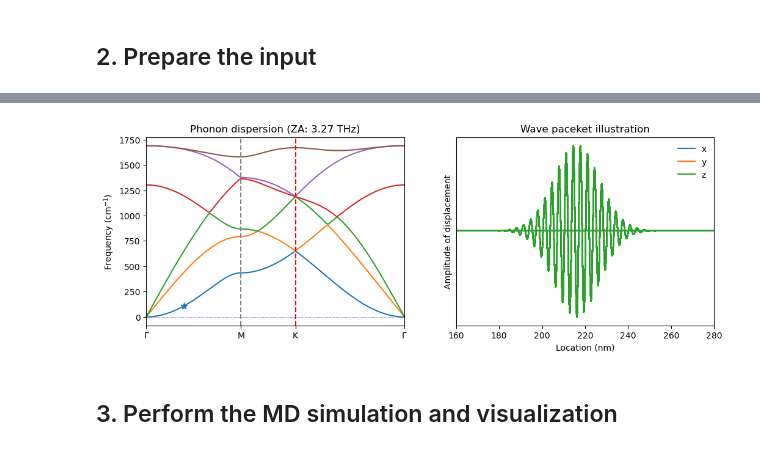
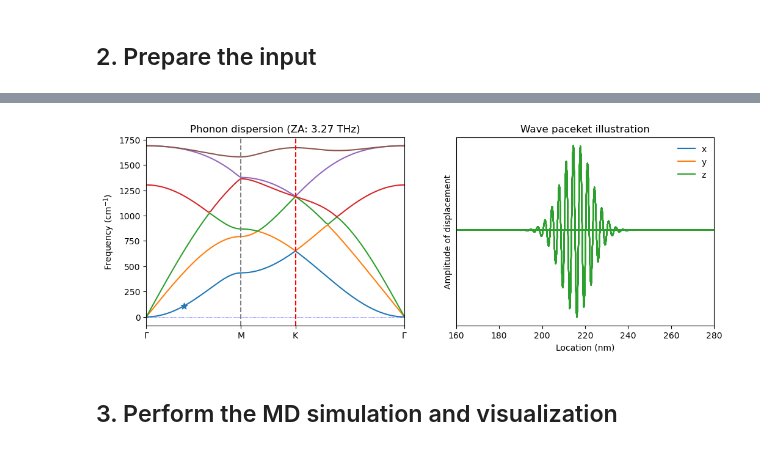
Before and after one commit to zhang-js25/GPUMD-Tutorials, a Jupyter notebook: wavepacket/WavePacketSimulation.ipynb, the cells around one changed output, grey strips where cells are left out. Saved outputs shown, nothing was run; the diff lists cells and outputs as text; code cells hidden in the pictures.

```diff
--- a/wavepacket/WavePacketSimulation.ipynb
+++ b/wavepacket/WavePacketSimulation.ipynb
@@ -78,7 +90,6 @@ class WavePacketHandler:
         """Get direction index directly as a property"""
         return self.DIRECTION_MAP.get(self.direction)
 
-
     def generate_wave_packet(self):
 
         model = ase.io.read(self.model_file_path)
@@ -107,10 +118,14 @@ class WavePacketHandler:
                 phase = complex(0.0, self.k0 * d_wavevector * rel_pos)
                 gaussian = math.exp(-(rel_pos ** 2) / (self.eta ** 2))
                 wavepacket = self.A0 * eigen_vec * cmath.exp(phase) * gaussian
+
                 self.u[i, j] = wavepacket.real
+                # self.v[i, j] = (wavepacket * complex(0.0, -eigenval_cm_1[self.k0, self.branch_index])).real     # Ans * cm^(-1)
+                # self.v *= 3e-5 * 2.0 * math.pi   # A * cm^(-1) ---> A * fs^(-1)
 
         model.positions += + self.u
-        model.write("model.xyz", format="extxyz")
+        # model.set_velocities(self.v)
+        model.write("./code/model.xyz", format="extxyz")
 
 
         # Visualization
@@ -140,36 +155,36 @@ class WavePacketHandler:
         plt.plot(pos[:, self.direction_index] / 10, self.u[:, 0], label='x')
         plt.plot(pos[:, self.direction_index] / 10, self.u[:, 1], label='y')
         plt.plot(pos[:, self.direction_index] / 10, self.u[:, 2], label='z')
         plt.xlim(160, 280)
         plt.yticks([])
         plt.xlabel('Location (nm)')
         plt.ylabel('Amplitude of displacement')
         plt.title('Wave paceket illustration')
-
         plt.legend(frameon=False)
         plt.show()
+
 
 def main():
 
     config = {
-        "eta": 150,
+        "eta": 100,
         "A0": 0.01,
         "branch": 'ZA',
         "k0": 20,
         "loc_center": 4.32 * 500,
         "direction": "y",
         "model_file_path": "./code/model_init.xyz",
         "band_file_path": "./phonon/band.yaml",
         "dispersion_file_path": "./phonon/band.txt",
     }
 
     simulator = WavePacketHandler(config)
     simulator.generate_wave_packet()
 
 if __name__ == '__main__':
     main()
 # %% [output]
-[figure, old version]
+[figure, new version]
 # %% [markdown]
 ## 3. Perform the MD simulation and visualization
 # %% [markdown]
```
Also changed, not shown: parts of 5 cells of this notebook, 12 other files.
